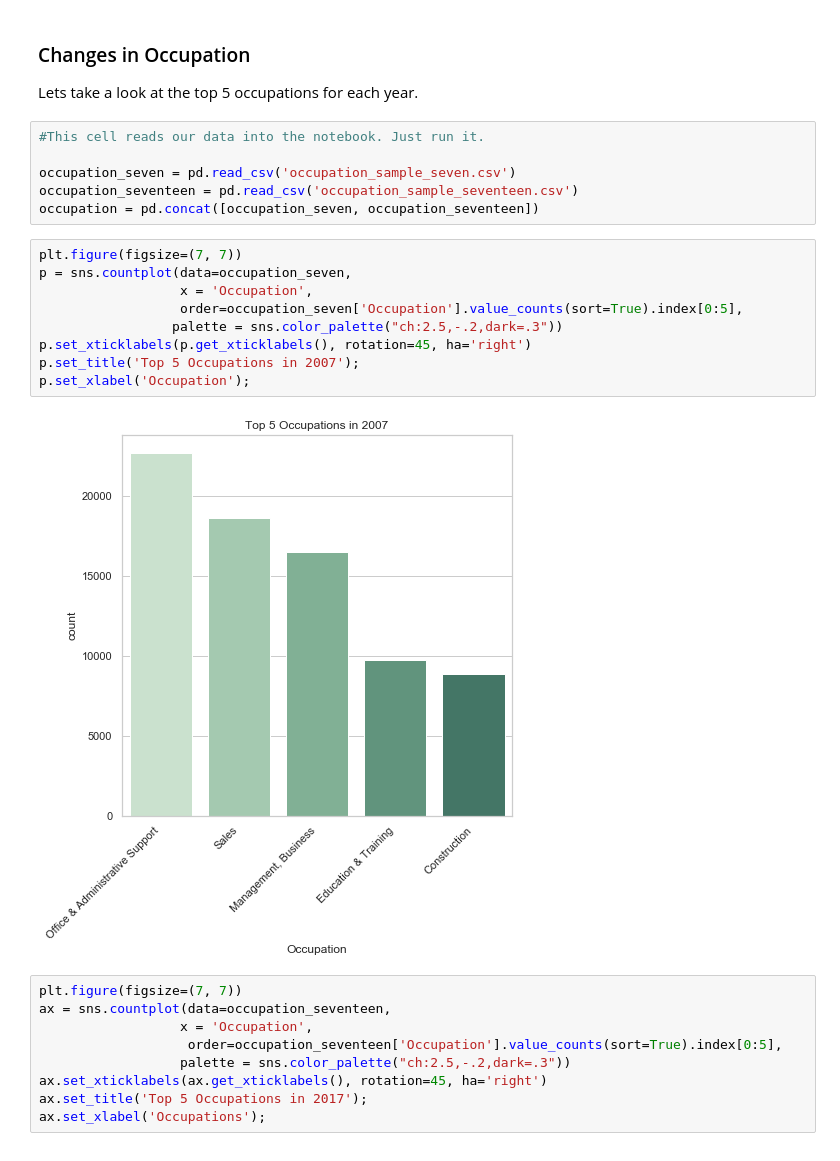
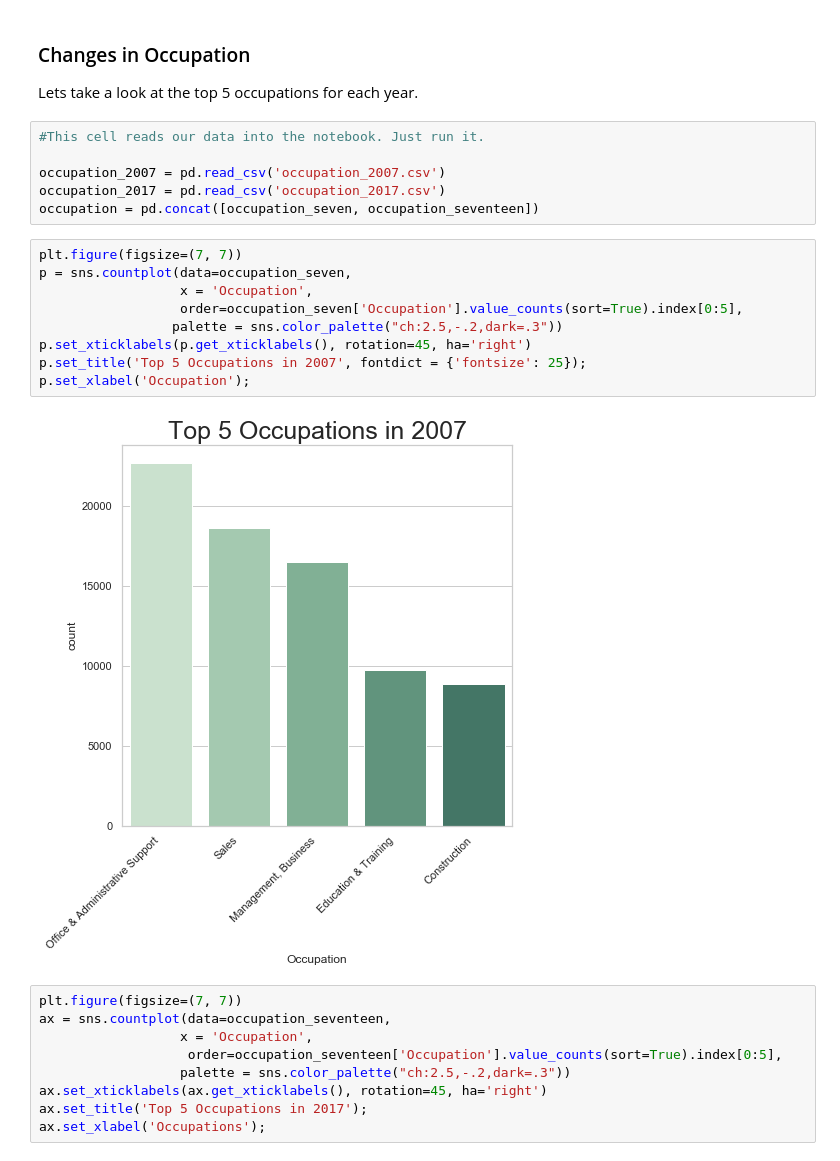
Before and after one commit to ds-modules/CP-113A, a Jupyter notebook: Final Data Analysis.ipynb, the cells around one changed output. Cells and saved outputs as stored; diff of their text form.

```diff
--- a/Final Data Analysis.ipynb
+++ b/Final Data Analysis.ipynb
@@ -32,20 +26,20 @@ Lets take a look at the top 5 occupations for each year.
 # %%
 #This cell reads our data into the notebook. Just run it.
 
-occupation_seven = pd.read_csv('occupation_sample_seven.csv')
-occupation_seventeen = pd.read_csv('occupation_sample_seventeen.csv')
+occupation_2007 = pd.read_csv('occupation_2007.csv')
+occupation_2017 = pd.read_csv('occupation_2017.csv')
 occupation = pd.concat([occupation_seven, occupation_seventeen])
 # %%
 plt.figure(figsize=(7, 7))
 p = sns.countplot(data=occupation_seven,
                   x = 'Occupation',
                   order=occupation_seven['Occupation'].value_counts(sort=True).index[0:5],
                  palette = sns.color_palette("ch:2.5,-.2,dark=.3"))
 p.set_xticklabels(p.get_xticklabels(), rotation=45, ha='right')
-p.set_title('Top 5 Occupations in 2007');
+p.set_title('Top 5 Occupations in 2007', fontdict = {'fontsize': 25});
 p.set_xlabel('Occupation');
 # %% [output]
-[figure, old version]
+[figure, new version]
 # %%
 plt.figure(figsize=(7, 7))
 ax = sns.countplot(data=occupation_seventeen,
```
Also changed, not shown: parts of 1 cell of this notebook.
